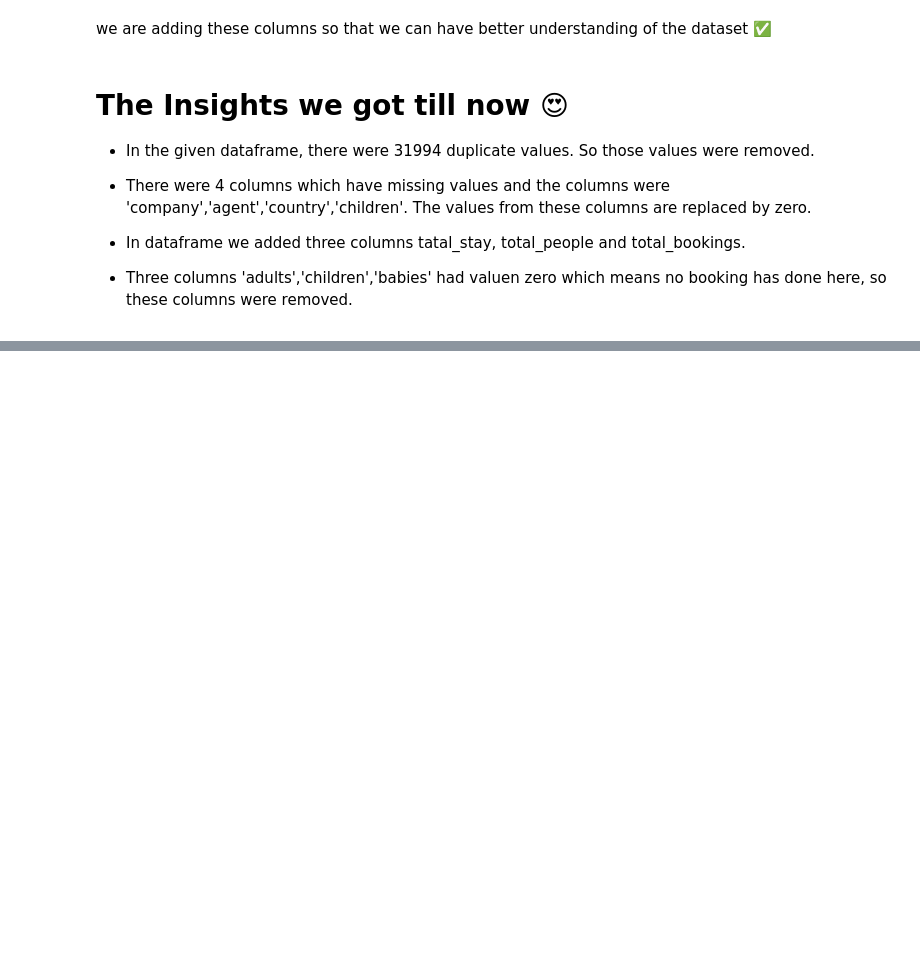
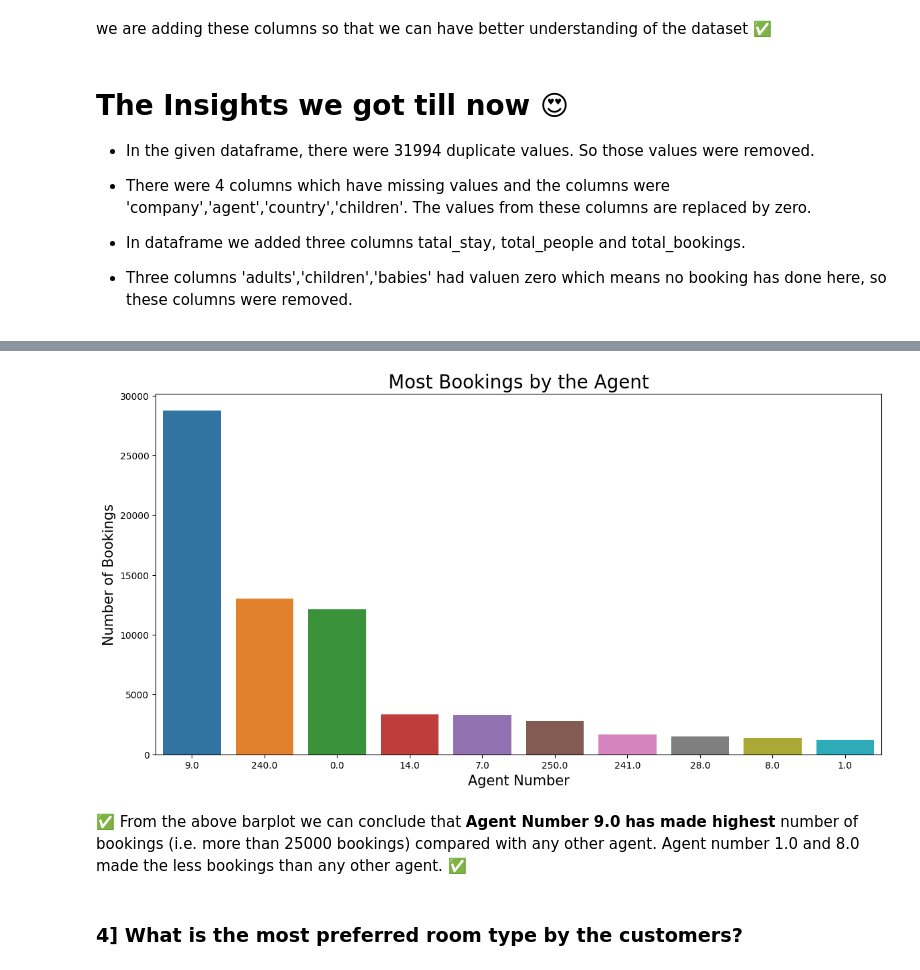
Before and after one commit to ish-war/Hotel-Booking-Analysis, a Jupyter notebook: Hotel_Booking_Analysis.ipynb, the cells around one changed output, grey strips where cells are left out. Saved outputs shown, nothing was run; the diff lists cells and outputs as text; code cells hidden in the pictures; blank space fills up the shorter version.

```diff
--- a/Hotel_Booking_Analysis.ipynb
+++ b/Hotel_Booking_Analysis.ipynb
@@ -326,0 +388,4 @@ df1['total_bookings'] = df1['previous_cancellations'] + df1['previous_bookings_n
+# %%
+#  visualization code
+top_bookings_by_agent = df1['agent'].value_counts().reset_index().rename(columns={'index':'agent','agent':'num_of_bookings'})[:10]
+top_bookings_by_agent
@@ -326,0 +404,14 @@ df1['total_bookings'] = df1['previous_cancellations'] + df1['previous_bookings_n
+# %%
+# barplot is used for visualization
+plt.figure(figsize=(14,7))
+sns.barplot(x=top_bookings_by_agent['agent'],y=top_bookings_by_agent['num_of_bookings'],order=top_bookings_by_agent['agent'])
+plt.title('Most Bookings by the Agent', fontsize=20)
+plt.ylabel('Number of Bookings', fontsize=15)
+plt.xlabel('Agent Number', fontsize=15)
+plt.show()
+# %% [output]
+[figure, added]
+# %% [markdown]
+✅ From the above barplot we can conclude that **Agent Number 9.0** **has made highest** number of bookings (i.e. more than 25000 bookings) compared with any other agent. Agent number 1.0 and 8.0 made the less bookings than any other agent. ✅
+# %% [markdown]
+### 4] What is the most preferred room type by the customers?
```
Also changed, not shown: parts of 20 cells of this notebook.
